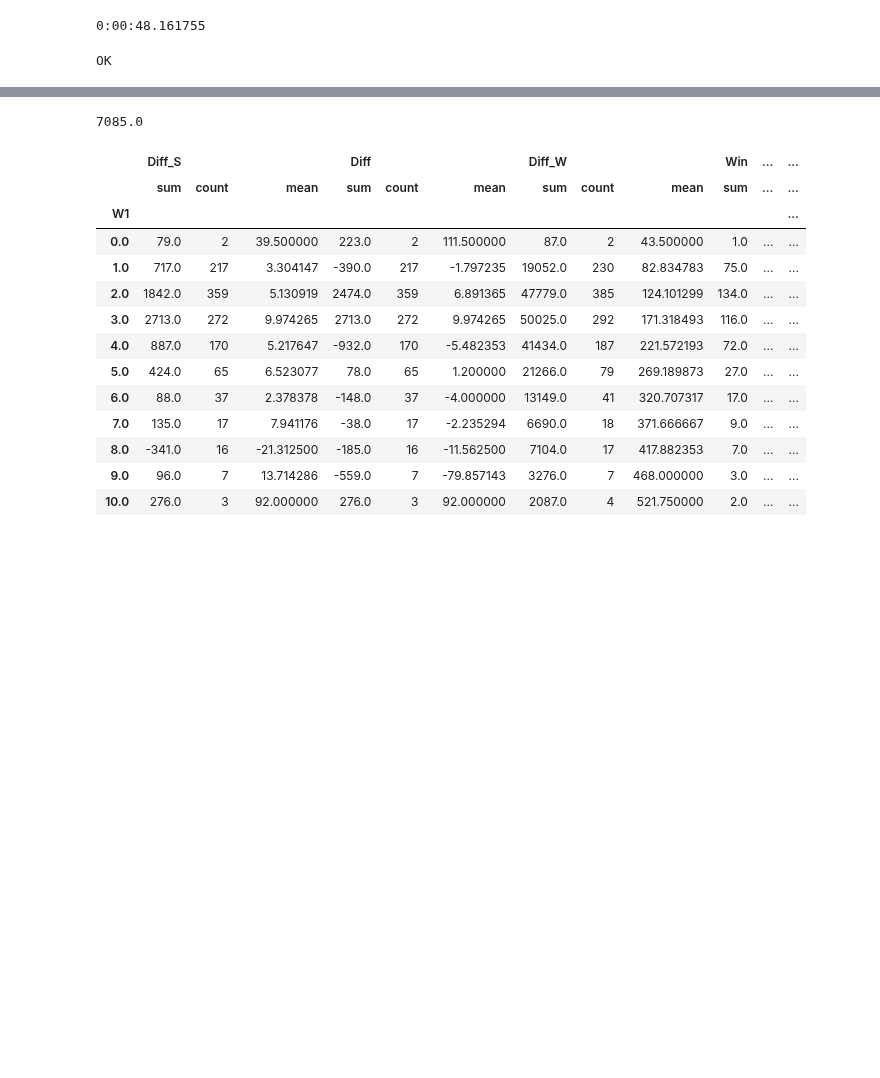
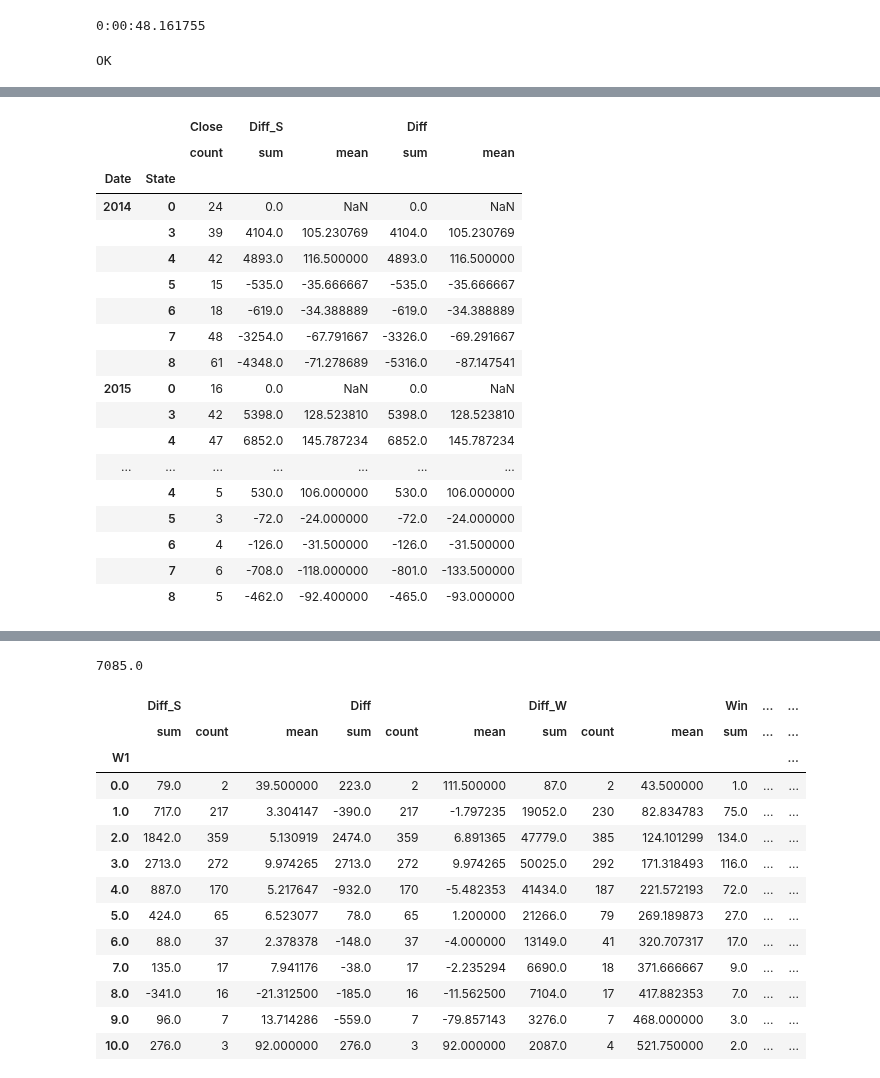
Before and after one commit to che7611/test2, a Jupyter notebook: calcHL.ipynb, the cells around one changed output, grey strips where cells are left out. Drawn from its saved outputs; the diff is of its cells as text; code cells hidden in the pictures; blank space fills up the shorter version.

```diff
--- a/calcHL.ipynb
+++ b/calcHL.ipynb
@@ -130,15 +124,15 @@ F1=pd.DataFrame(Data)
 F1['Date']=pd.to_datetime(F1.Date)
 F1.set_index('Date',inplace=True)
 
-F1['Diff_L']=F1.apply(lambda x:x.Low2-x.Price if x['State']% 2=1 else x.Price-x.High2 ,axis=1)
-F1['Diff_H']=F1.apply(lambda x:x.High2-x.Price if x['State']% 2=0 else x.Price-x.Low2 ,axis=1)
+F1['Diff_L']=F1.apply(lambda x:x.Low2-x.Price if x['State']% 2==1 else x.Price-x.High2 ,axis=1)
+F1['Diff_H']=F1.apply(lambda x:x.High2-x.Price if x['State']% 2==0 else x.Price-x.Low2 ,axis=1)
 F1['Diff_W']=F1['High1']-F1['Low1']
 F1['HiH']=F1.Hi.apply(lambda x:x.hour)
 F1['LiH']=F1.Li.apply(lambda x:x.hour)
 F1['HiM']=F1.Hi.apply(lambda x:(x.hour*60+x.minute-540-14)//60)
 F1['LiM']=F1.Li.apply(lambda x:(x.hour*60+x.minute-540-14)//60)
-F1['Win1']=F1[F1.Diff_S>0]['Diff_S']
-F1['Lose1']=F1[F1.Diff_S<0]['Diff_S']
+# F1['Win1']=F1[F1.Diff_S>0]['Diff_S']
+# F1['Lose1']=F1[F1.Diff_S<0]['Diff_S']
 cols=['Diff_S','Diff','Diff_L','Diff_H','Diff_W']
 CalcList=['mean','sum','max','min','count']
 F1.head(5)
@@ -148,3 +149,33 @@ KeyError: ('Action', 'occurred at index 2014-01-02 00:00:00')
+# %%
+col2=['Close','State','Diff','Diff_S','Diff_L','Diff_H']
+dd={
+    'Close':['count'],
+    'Diff_S':['sum','mean'],
+    'Diff':['sum','mean'],
+
+}
+F1[col2].groupby([F1.index.year,'State']).agg(dd)
+# F1[col2].groupby(F1.index.year).agg(dd)
+# %% [output]
+|  |  | Close | Diff_S |  | Diff |  |
+|  |  | count | sum | mean | sum | mean |
+| Date | State |  |  |  |  |  |
+| 2014 | 0 | 24 | 0.0 | NaN | 0.0 | NaN |
+|  | 3 | 39 | 4104.0 | 105.230769 | 4104.0 | 105.230769 |
+|  | 4 | 42 | 4893.0 | 116.500000 | 4893.0 | 116.500000 |
+|  | 5 | 15 | -535.0 | -35.666667 | -535.0 | -35.666667 |
+|  | 6 | 18 | -619.0 | -34.388889 | -619.0 | -34.388889 |
+|  | 7 | 48 | -3254.0 | -67.791667 | -3326.0 | -69.291667 |
+|  | 8 | 61 | -4348.0 | -71.278689 | -5316.0 | -87.147541 |
+| 2015 | 0 | 16 | 0.0 | NaN | 0.0 | NaN |
+|  | 3 | 42 | 5398.0 | 128.523810 | 5398.0 | 128.523810 |
+|  | 4 | 47 | 6852.0 | 145.787234 | 6852.0 | 145.787234 |
+| ... | ... | ... | ... | ... | ... | ... |
+|  | 4 | 5 | 530.0 | 106.000000 | 530.0 | 106.000000 |
+|  | 5 | 3 | -72.0 | -24.000000 | -72.0 | -24.000000 |
+|  | 6 | 4 | -126.0 | -31.500000 | -126.0 | -31.500000 |
+|  | 7 | 6 | -708.0 | -118.000000 | -801.0 | -133.500000 |
+|  | 8 | 5 | -462.0 | -92.400000 | -465.0 | -93.000000 |
 # %%
 cols=['Diff_S','Diff','Diff_W','Win','Lose','Stop','Win1','Lose1']
 dd={
```
Also changed, not shown: parts of 3 cells of this notebook, 1 other file.
